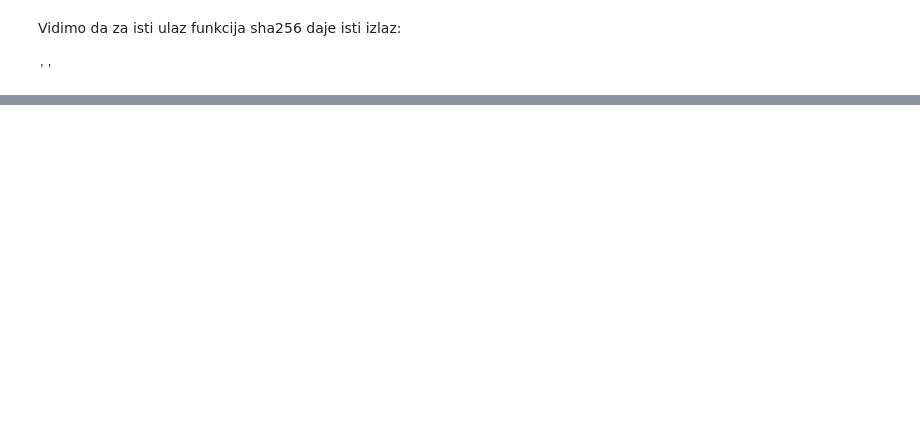
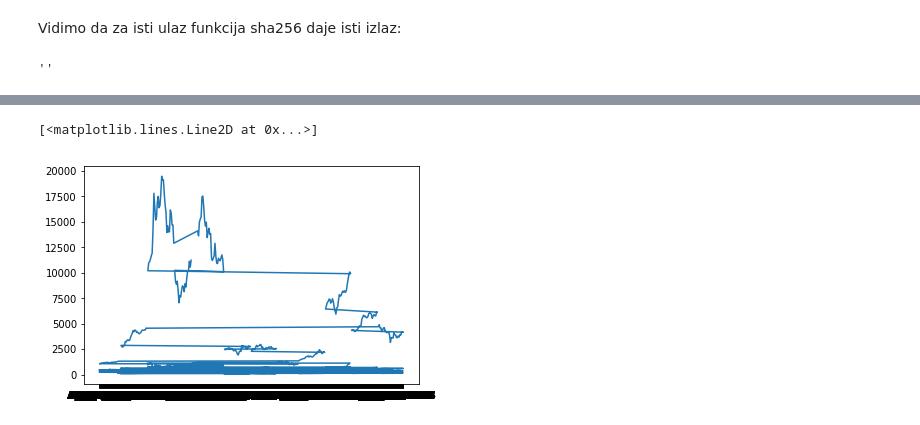
Before and after one commit to antisaa/MS-cryptocurrency, a Jupyter notebook: biljeznica.ipynb, the cells around one changed output, grey strips where cells are left out. Saved outputs shown, nothing was run; the diff lists cells and outputs as text; code cells hidden in the pictures; blank space fills up the shorter version.

```diff
--- a/biljeznica.ipynb
+++ b/biljeznica.ipynb
@@ -185,7 +445,10 @@ import numpy as np
 # %%
 numpy.datetime64?
 # %%
-plt.plot(np.linspace(2,200,1),test.Open.values[-200:])
+plt.plot(test.Date.values,test.Open.values)
+# %% [output]
+[<matplotlib.lines.Line2D at 0x...>]
+[figure, added]
 # %%
 test.dtypes
 # %%
```
Also changed, not shown: parts of 40 cells of this notebook, 2 other files.
